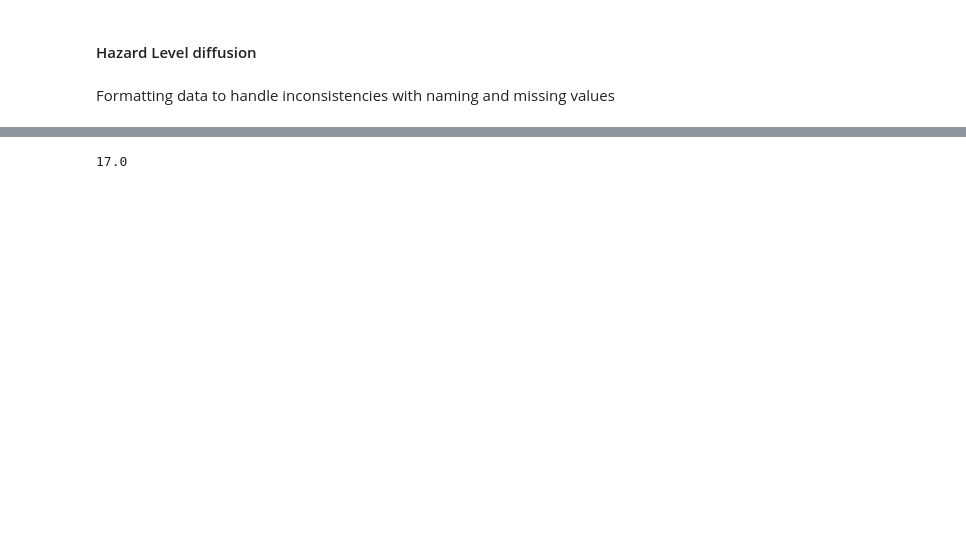
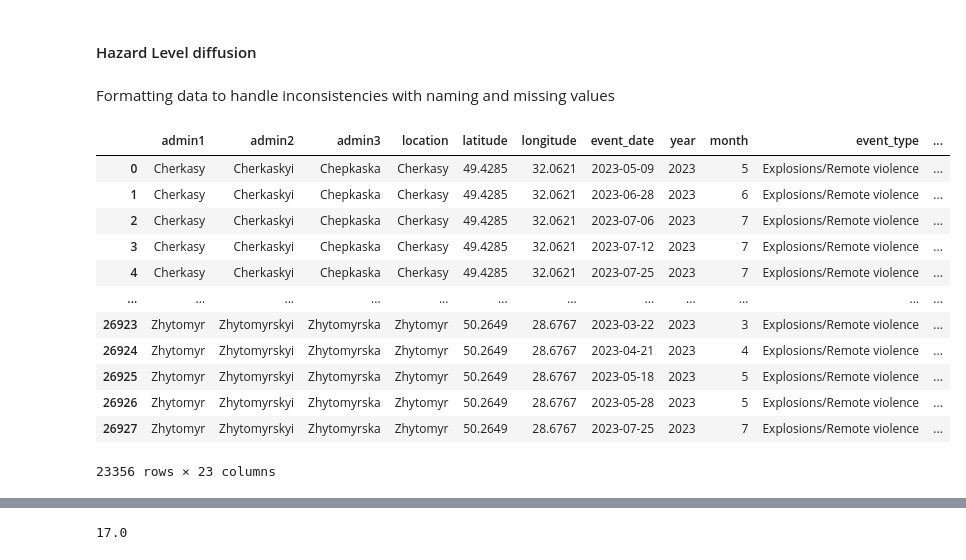
Before and after one commit to Caps1d/WarHazard, a Jupyter notebook: notebooks/hazard_model.ipynb, the cells around one changed output, grey strips where cells are left out. Drawn from its saved outputs; the diff is of its cells as text; code cells hidden in the pictures; blank space fills up the shorter version.

```diff
--- a/notebooks/hazard_model.ipynb
+++ b/notebooks/hazard_model.ipynb
@@ -121 +123,43 @@ df_agg['civilian_targeting_encoded'] = df_agg['civilian_targeting'].apply(lambda
+# %%
+# One-hot encode event_type and incorporate civilian_targeting_encoded for 'Explosions/Remote violence'
+df_agg['event_battles'] = (df_agg['event_type'] == 'Battles').astype(int)
+df_agg['event_explosions'] = ((df_agg['event_type'] == 'Explosions/Remote violence') & (df_agg['civilian_targeting_encoded'] == 0)).astype(int)
+df_agg['event_explosions_civilians'] = ((df_agg['event_type'] == 'Explosions/Remote violence') & (df_agg['civilian_targeting_encoded'] == 1)).astype(int)
+df_agg['event_violence_civilians'] = (df_agg['event_type'] == 'Violence against civilians').astype(int)
+# %%
+from sklearn.preprocessing import MinMaxScaler
+from sklearn.manifold import TSNE
+
+# Selecting the columns we want to input into t-SNE
+features = ['num_events', 'total_casualties', 'event_battles', 'event_explosions', 'event_explosions_civilians', 'event_violence_civilians']
+
+# Normalize the features
+scaler = MinMaxScaler()
+scaled_features = scaler.fit_transform(df_agg[features])
+
+# Apply t-SNE. We use 1 component to obtain a single value for hazard.
+tsne = TSNE(n_components=1, random_state=42)
+df_agg['tsne_hazard'] = tsne.fit_transform(scaled_features)
+# %%
+decay_factor = 0.1  # This is just an example value; adjust as needed
+df_agg['distance_points'] = 50 * np.exp(-decay_factor * df_agg['min_distance_to_battlefront'])
+
+# Rescale both features
+scaler = MinMaxScaler(feature_range=(0, 100))
+df_agg[['distance_points', 'tsne_hazard']] = scaler.fit_transform(df_agg[['distance_points', 'tsne_hazard']])
+
+weight_distance = 0.65
+weight_tsne = 0.35 #0.3
+
+# Calculate weighted hazard score
+df_agg['hazard_score'] = (df_agg['distance_points'] * weight_distance) + (df_agg['tsne_hazard'] * weight_tsne)
+# %%
+# Calculate min and max of the original hazard score
+min_hazard = df_agg['hazard_score'].min()
+max_hazard = df_agg['hazard_score'].max()
+
+# Apply Min-Max scaling to adjust scores between 0 and 100
+df_agg['scaled_hazard_score'] = ((df_agg['hazard_score'] - min_hazard) / (max_hazard - min_hazard)) * 100
+
+df_agg['scaled_hazard_score'] = df_agg['scaled_hazard_score'].round(0)
 # %% [markdown]
@@ -219,0 +262,16 @@ df_agg.to_csv('Hazards_latest.csv', index=False)
+# %%
+df_agg[df_agg['scaled_hazard_score']<30]
+# %% [output]
+|  | admin1 | admin2 | admin3 | location | latitude | longitude | event_date | year | month | event_type | ... |
+| 0 | Cherkasy | Cherkaskyi | Chepkaska | Cherkasy | 49.4285 | 32.0621 | 2023-05-09 | 2023 | 5 | Explosions/Remote violence | ... |
+| 1 | Cherkasy | Cherkaskyi | Chepkaska | Cherkasy | 49.4285 | 32.0621 | 2023-06-28 | 2023 | 6 | Explosions/Remote violence | ... |
+| 2 | Cherkasy | Cherkaskyi | Chepkaska | Cherkasy | 49.4285 | 32.0621 | 2023-07-06 | 2023 | 7 | Explosions/Remote violence | ... |
+| 3 | Cherkasy | Cherkaskyi | Chepkaska | Cherkasy | 49.4285 | 32.0621 | 2023-07-12 | 2023 | 7 | Explosions/Remote violence | ... |
+| 4 | Cherkasy | Cherkaskyi | Chepkaska | Cherkasy | 49.4285 | 32.0621 | 2023-07-25 | 2023 | 7 | Explosions/Remote violence | ... |
+| ... | ... | ... | ... | ... | ... | ... | ... | ... | ... | ... | ... |
+| 26923 | Zhytomyr | Zhytomyrskyi | Zhytomyrska | Zhytomyr | 50.2649 | 28.6767 | 2023-03-22 | 2023 | 3 | Explosions/Remote violence | ... |
+| 26924 | Zhytomyr | Zhytomyrskyi | Zhytomyrska | Zhytomyr | 50.2649 | 28.6767 | 2023-04-21 | 2023 | 4 | Explosions/Remote violence | ... |
+| 26925 | Zhytomyr | Zhytomyrskyi | Zhytomyrska | Zhytomyr | 50.2649 | 28.6767 | 2023-05-18 | 2023 | 5 | Explosions/Remote violence | ... |
+| 26926 | Zhytomyr | Zhytomyrskyi | Zhytomyrska | Zhytomyr | 50.2649 | 28.6767 | 2023-05-28 | 2023 | 5 | Explosions/Remote violence | ... |
+| 26927 | Zhytomyr | Zhytomyrskyi | Zhytomyrska | Zhytomyr | 50.2649 | 28.6767 | 2023-07-25 | 2023 | 7 | Explosions/Remote violence | ... |
+23356 rows × 23 columns
```
Also changed, not shown: parts of 4 cells of this notebook.
